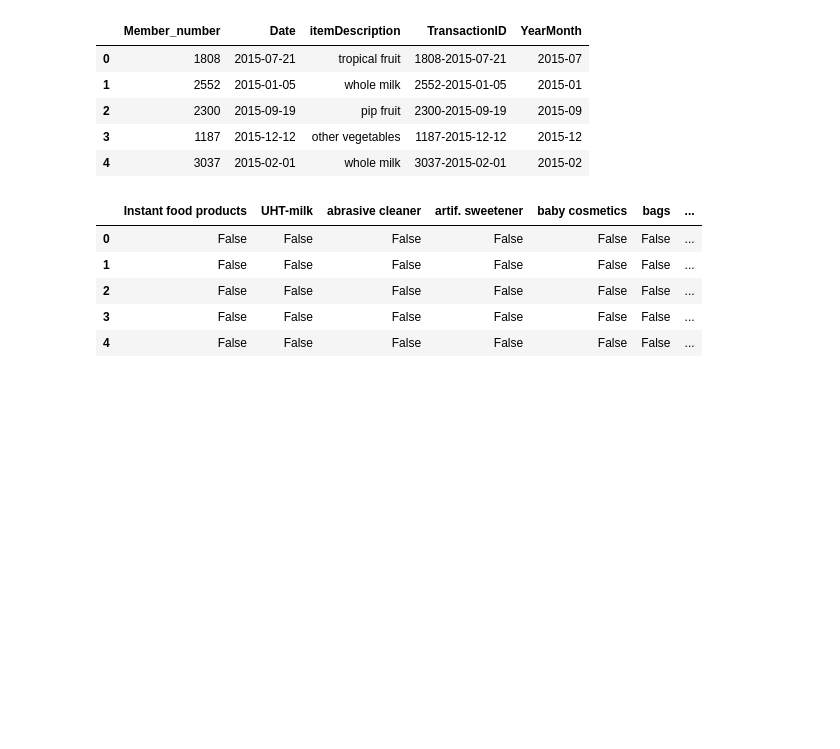
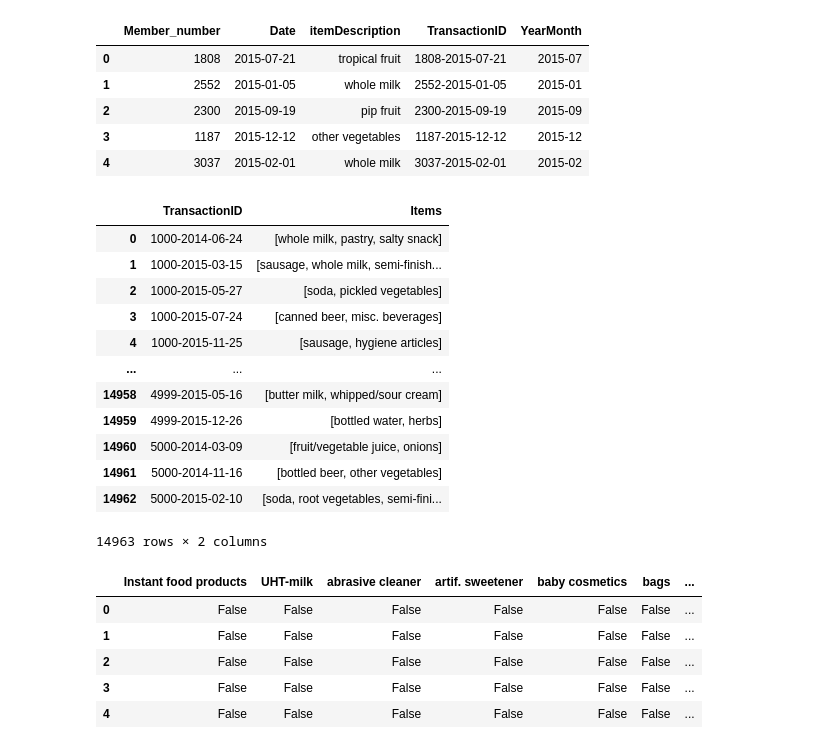
Before and after one commit to AIaaS-AI-as-a-Service/25-Samsung-EDU, a Jupyter notebook: Day-11/code/02_Association_Rule_Mining/(1) Association_Rule_Mining.ipynb, the cells around one changed output. Saved outputs shown, nothing was run; the diff lists cells and outputs as text; code cells hidden in the pictures; blank space fills up the shorter version.

```diff
--- a/Day-11/code/02_Association_Rule_Mining/(1) Association_Rule_Mining.ipynb
+++ b/Day-11/code/02_Association_Rule_Mining/(1) Association_Rule_Mining.ipynb
@@ -195,4 +195,27 @@ df.head()
 | 2 | 2300 | 2015-09-19 | pip fruit | 2300-2015-09-19 | 2015-09 |
 | 3 | 1187 | 2015-12-12 | other vegetables | 1187-2015-12-12 | 2015-12 |
 | 4 | 3037 | 2015-02-01 | whole milk | 3037-2015-02-01 | 2015-02 |
+# %%
+# 거래 단위로 상품 목록 리스트 만들기
+transactions = (
+    df.groupby("TransactionID")["itemDescription"]
+      .apply(list)
+      .reset_index(name="Items")
+)
+
+transactions
+# %% [output]
+|  | TransactionID | Items |
+| 0 | 1000-2014-06-24 | [whole milk, pastry, salty snack] |
+| 1 | 1000-2015-03-15 | [sausage, whole milk, semi-finish... |
+| 2 | 1000-2015-05-27 | [soda, pickled vegetables] |
+| 3 | 1000-2015-07-24 | [canned beer, misc. beverages] |
+| 4 | 1000-2015-11-25 | [sausage, hygiene articles] |
+| ... | ... | ... |
+| 14958 | 4999-2015-05-16 | [butter milk, whipped/sour cream] |
+| 14959 | 4999-2015-12-26 | [bottled water, herbs] |
+| 14960 | 5000-2014-03-09 | [fruit/vegetable juice, onions] |
+| 14961 | 5000-2014-11-16 | [bottled beer, other vegetables] |
+| 14962 | 5000-2015-02-10 | [soda, root vegetables, semi-fini... |
+14963 rows × 2 columns
 # %%
```
Also changed, not shown: parts of 6 cells of this notebook.
